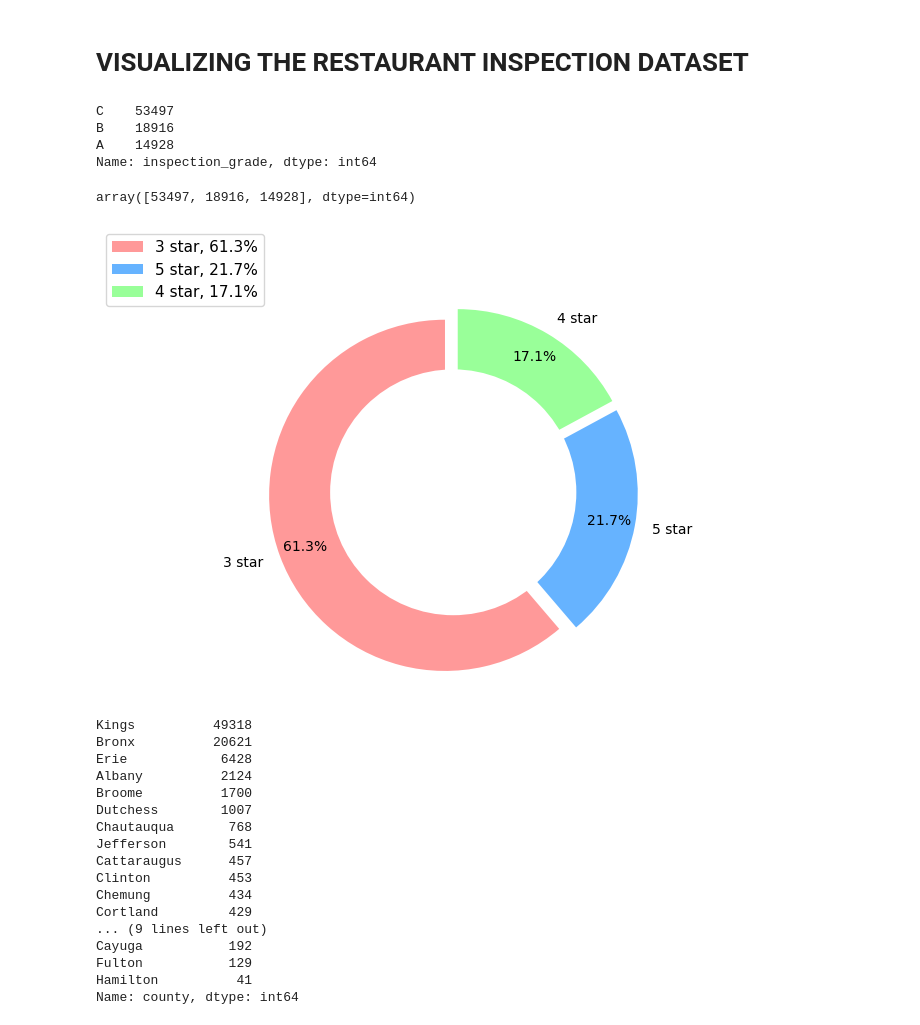
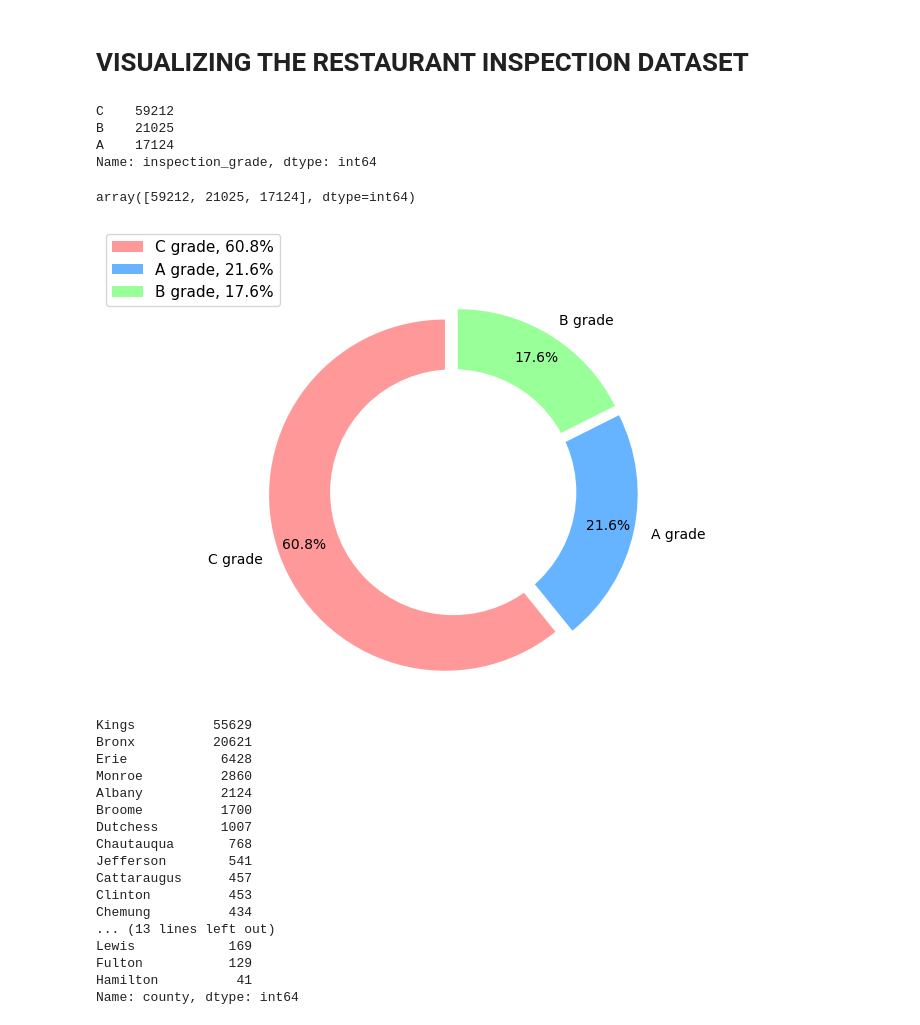
Before and after one commit to JanushPrajosh/Dap_Team_Project, a Jupyter notebook: Dataset-2_ETL&Visualisation.ipynb, the cells around one changed output. Cells and saved outputs as stored; diff of their text form; code cells hidden in the pictures.

```diff
--- a/Dataset-2_ETL&Visualisation.ipynb
+++ b/Dataset-2_ETL&Visualisation.ipynb
@@ -11,10 +11,10 @@ try:
     # Selecting the database
     db = client['DAP_Project_DB']
     # Select the collection within the database
-    collection = db['Restaurant_inspection']
+    collection = db['NY_Restaurant_inspection']
     # Convert entire collection to Pandas dataframe
     rawDataset2 = pd.DataFrame(list(collection.find()))
-    print("Dataset-2 has imported successfully")
+    print("Dataset-2 has been imported successfully")
 except Exception as e:
     print(f"An error occurred: {e}")
 # %% [output]
@@ -333,52 +349,53 @@ Successfully loaded in to Postgresql database
 count = dataset2_final['inspection_grade'].value_counts()
 count
 # %% [output]
-C    53497
-B    18916
-A    14928
+C    59212
+B    21025
+A    17124
 Name: inspection_grade, dtype: int64
 # %%
 counts=count.to_numpy()
 # %%
 counts
 # %% [output]
-array([53497, 18916, 14928], dtype=int64)
+array([59212, 21025, 17124], dtype=int64)
 # %%
 import matplotlib.pyplot as plt
 # Pie chart
-labels = ['3 star', '5 star', '4 star']
+labels = ['C grade', 'A grade', 'B grade']
 counts
 #colors
 colors = ['#ff9999','#66b3ff','#99ff99']
 #explsion
 explode = (0.05,0.05,0.05)
 fig1, ax1 = plt.subplots()
 plt.pie(counts, colors = colors, labels=labels, autopct='%1.1f%%', startangle=90, pctdistance=0.85, explode = explode)
 #draw circle
 centre_circle = plt.Circle((0,0),0.70,fc='white')
 fig = plt.gcf()
 fig.gca().add_artist(centre_circle)
 # Equal aspect ratio ensures that pie is drawn as a circle
 total = sum(counts)
 plt.legend(
     loc='upper left',
     labels=['%s, %1.1f%%' % (
         l, (float(s) / total) * 100) for l, s in zip(labels, counts)],
     prop={'size': 11},
     bbox_to_anchor=(0.0, 1),
     bbox_transform=fig1.transFigure
 )
 ax1.axis('equal')
 plt.tight_layout()
 plt.show()
 # %% [output]
-[figure, old version]
+[figure, new version]
 # %%
 dataset2_final['county'].value_counts()
 # %% [output]
-Kings          49318
+Kings          55629
 Bronx          20621
 Erie            6428
+Monroe          2860
 Albany          2124
 Broome          1700
 Dutchess        1007
@@ -387,9 +404,8 @@ Jefferson        541
 Cattaraugus      457
 Clinton          453
 Chemung          434
-Cortland         429
-... (9 lines left out)
-Cayuga           192
+... (13 lines left out)
+Lewis            169
 Fulton           129
 Hamilton          41
 Name: county, dtype: int64
```
Also changed, not shown: parts of 18 cells of this notebook, 5 other files.
